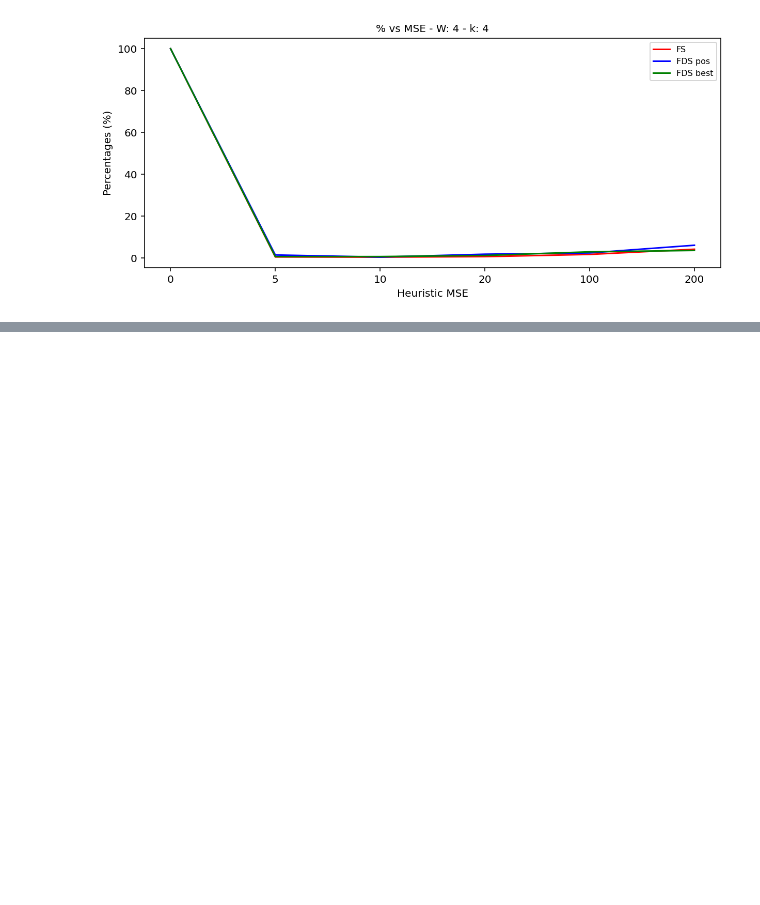
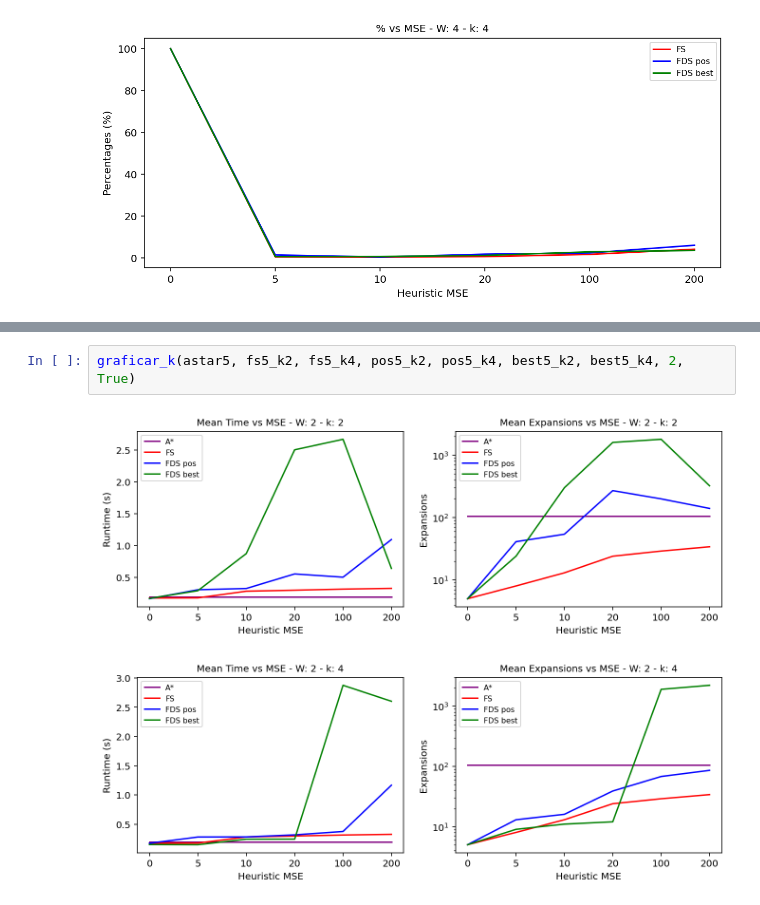
Before and after one commit to anais-mv/ipre-anais, a Jupyter notebook: gráficos nuevo.ipynb, the cells around one changed output, grey strips where cells are left out. Cells and saved outputs as stored; diff of their text form; blank space fills up the shorter version.

```diff
--- a/gráficos nuevo.ipynb
+++ b/gráficos nuevo.ipynb
@@ -209,0 +225,5 @@ graficar_k(astar4, fs4_k2, fs4_k4, pos4_k2, pos4_k4, best4_k2, best4_k4, 4, True
+# %%
+graficar_k(astar5, fs5_k2, fs5_k4, pos5_k2, pos5_k4, best5_k2, best5_k4, 2, True)
+# %% [output]
+[figure, added]
+[figure, added]
```
Also changed, not shown: parts of 6 cells of this notebook, 18 other files.
